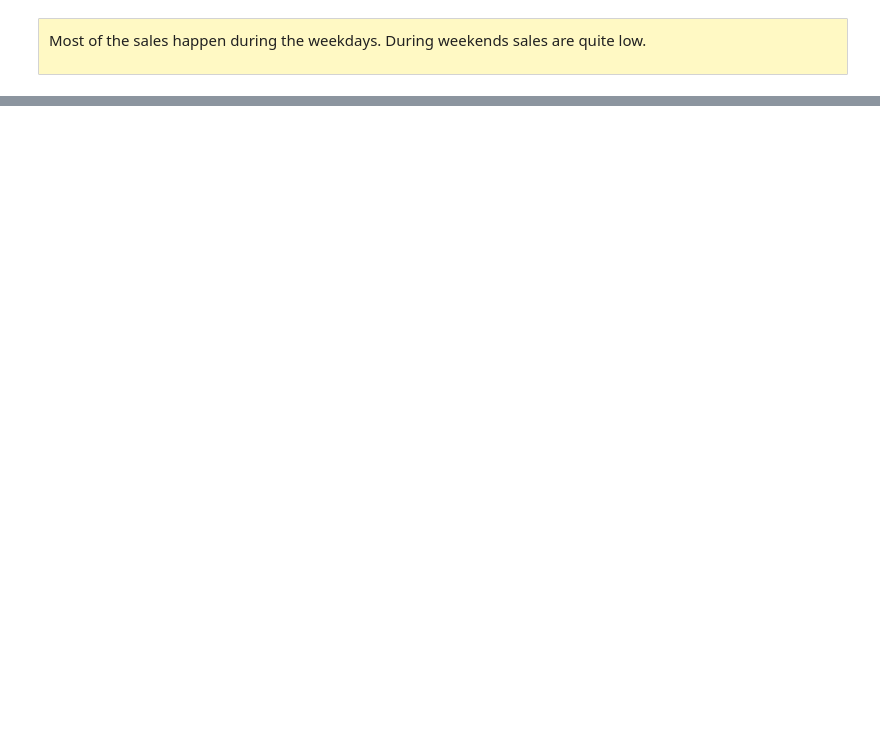
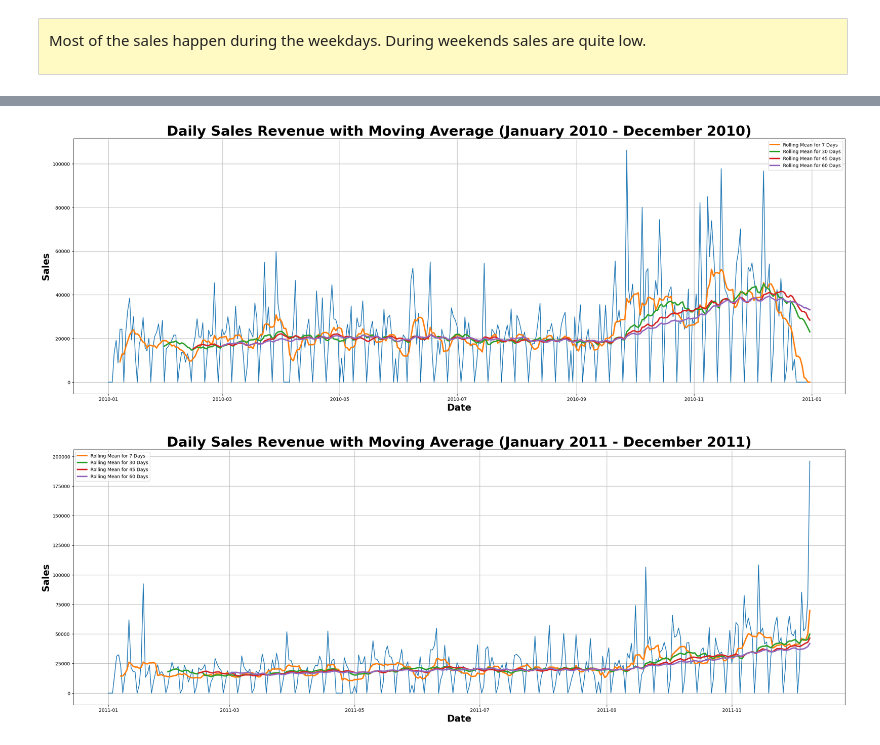
Before and after one commit to RITS98/Forecasting-Real-World-Applications-IEOR-4578-Project, a Jupyter notebook: Project 1/Project_1.ipynb, the cells around one changed output, grey strips where cells are left out. Cells and saved outputs as stored; diff of their text form; code cells hidden in the pictures; blank space fills up the shorter version.

```diff
--- a/Project 1/Project_1.ipynb
+++ b/Project 1/Project_1.ipynb
@@ -556,0 +630,30 @@ Most of the sales happen during the weekdays. During weekends sales are quite lo
+# %%
+plt.figure(figsize=(30, 10))
+plt.plot(df_uk_prices_daily.loc['2010-01-01':'2010-12-31'].index, df_uk_prices_daily.loc['2010-01-01':'2010-12-31']['Sales'])
+plt.plot(df_uk_prices_daily.loc['2010-01-01':'2010-12-31'].index, df_uk_prices_daily.loc['2010-01-01':'2010-12-31']['Sales'].rolling(7).mean(), label = "Rolling Mean for 7 Days", linewidth=3)
+plt.plot(df_uk_prices_daily.loc['2010-01-01':'2010-12-31'].index, df_uk_prices_daily.loc['2010-01-01':'2010-12-31']['Sales'].rolling(30).mean(), label = "Rolling Mean for 30 Days", linewidth=3)
+plt.plot(df_uk_prices_daily.loc['2010-01-01':'2010-12-31'].index, df_uk_prices_daily.loc['2010-01-01':'2010-12-31']['Sales'].rolling(45).mean(), label = "Rolling Mean for 45 Days", linewidth=3)
+plt.plot(df_uk_prices_daily.loc['2010-01-01':'2010-12-31'].index, df_uk_prices_daily.loc['2010-01-01':'2010-12-31']['Sales'].rolling(60).mean(), label = "Rolling Mean for 60 Days", linewidth=3)
+plt.xlabel('Date', fontsize=20, fontweight='bold')
+plt.ylabel('Sales', fontsize=20, fontweight='bold')
+plt.title('Daily Sales Revenue with Moving Average (January 2010 - December 2010)', fontsize=30, fontweight='bold')
+plt.grid()
+plt.legend()
+plt.show()
+
+
+plt.figure(figsize=(30, 10))
+plt.plot(df_uk_prices_daily.loc['2011-01-01':'2011-12-31'].index, df_uk_prices_daily.loc['2011-01-01':'2011-12-31']['Sales'])
+plt.plot(df_uk_prices_daily.loc['2011-01-01':'2011-12-31'].index, df_uk_prices_daily.loc['2011-01-01':'2011-12-31']['Sales'].rolling(7).mean(), label = "Rolling Mean for 7 Days", linewidth=3)
+plt.plot(df_uk_prices_daily.loc['2011-01-01':'2011-12-31'].index, df_uk_prices_daily.loc['2011-01-01':'2011-12-31']['Sales'].rolling(30).mean(), label = "Rolling Mean for 30 Days", linewidth=3)
+plt.plot(df_uk_prices_daily.loc['2011-01-01':'2011-12-31'].index, df_uk_prices_daily.loc['2011-01-01':'2011-12-31']['Sales'].rolling(45).mean(), label = "Rolling Mean for 45 Days", linewidth=3)
+plt.plot(df_uk_prices_daily.loc['2011-01-01':'2011-12-31'].index, df_uk_prices_daily.loc['2011-01-01':'2011-12-31']['Sales'].rolling(60).mean(), label = "Rolling Mean for 60 Days", linewidth=3)
+plt.xlabel('Date', fontsize=20, fontweight='bold')
+plt.ylabel('Sales', fontsize=20, fontweight='bold')
+plt.title('Daily Sales Revenue with Moving Average (January 2011 - December 2011)', fontsize=30, fontweight='bold')
+plt.grid()
+plt.legend()
+plt.show()
+# %% [output]
+[figure, added]
+[figure, added]
```
Also changed, not shown: parts of 22 cells of this notebook, 3 other files.
